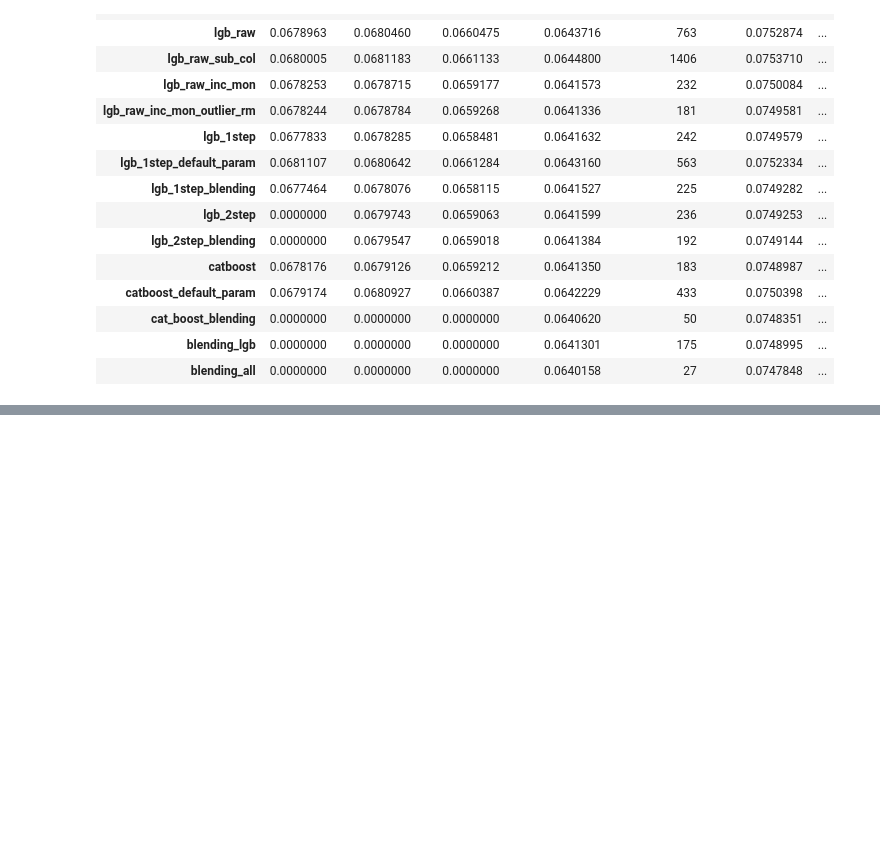
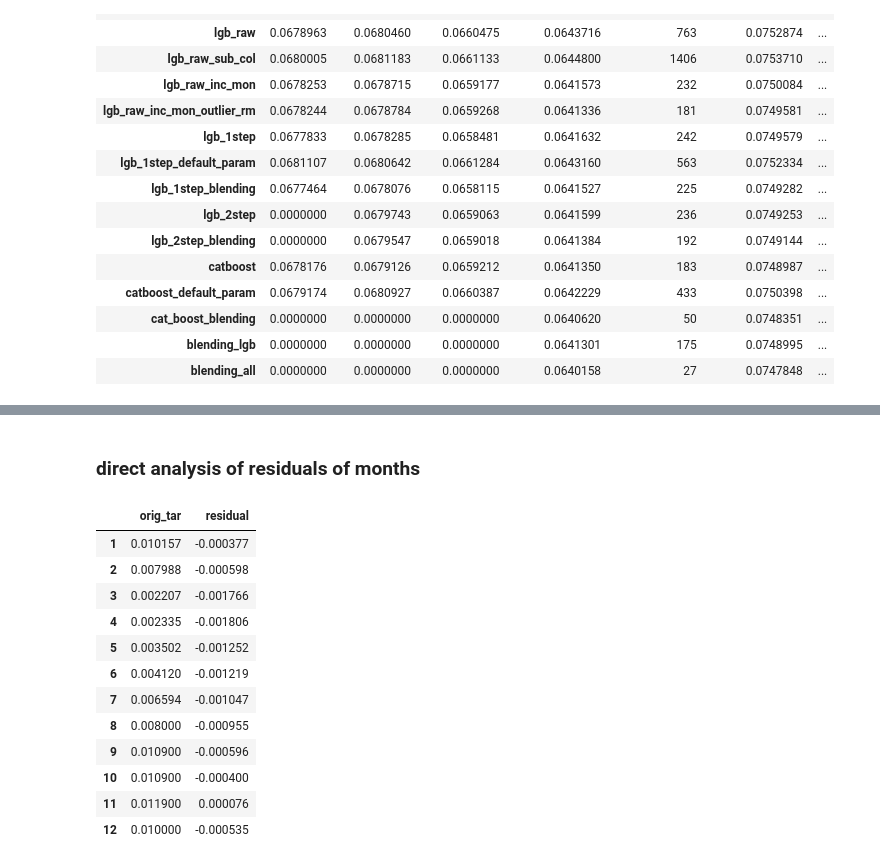
Before and after one commit to mqkh515/udacityMLND, a Jupyter notebook: projects/capstone/project_submit/model_iteration.ipynb, the cells around one changed output, grey strips where cells are left out. Drawn from its saved outputs; the diff is of its cells as text; code cells hidden in the pictures; blank space fills up the shorter version.

```diff
--- a/projects/capstone/project_submit/model_iteration.ipynb
+++ b/projects/capstone/project_submit/model_iteration.ipynb
@@ -232,0 +289,26 @@ df.to_csv('models/cv_res_all.csv', float_format='%.7f')
+# %% [markdown]
+### direct analysis of residuals of months
+# %%
+# choose seasonality CV target months
+pred_diff_series = pd.Series(pred_diff, index=data_prep.train_y.index)
+orig_tar_group_med = data_prep.train_y.groupby(data_prep.train_x['sale_month']).median()
+orig_tar_group_med.sort_index(inplace=True)
+residual_group_med = pred_diff_series.groupby(data_prep.train_x['sale_month']).median()
+residual_group_med.sort_index(inplace=True)
+df = pd.DataFrame({'orig_tar': orig_tar_group_med.values, 'residual': residual_group_med}, index=orig_tar_group_med.index.values)
+df.to_csv('models/mon_residual_analysis.csv')
+display(df)
+# %% [output]
+|  | orig_tar | residual |
+| 1 | 0.010157 | -0.000377 |
+| 2 | 0.007988 | -0.000598 |
+| 3 | 0.002207 | -0.001766 |
+| 4 | 0.002335 | -0.001806 |
+| 5 | 0.003502 | -0.001252 |
+| 6 | 0.004120 | -0.001219 |
+| 7 | 0.006594 | -0.001047 |
+| 8 | 0.008000 | -0.000955 |
+| 9 | 0.010900 | -0.000596 |
+| 10 | 0.010900 | -0.000400 |
+| 11 | 0.011900 | 0.000076 |
+| 12 | 0.010000 | -0.000535 |
```
Also changed, not shown: parts of 5 cells of this notebook, 8 other files.
